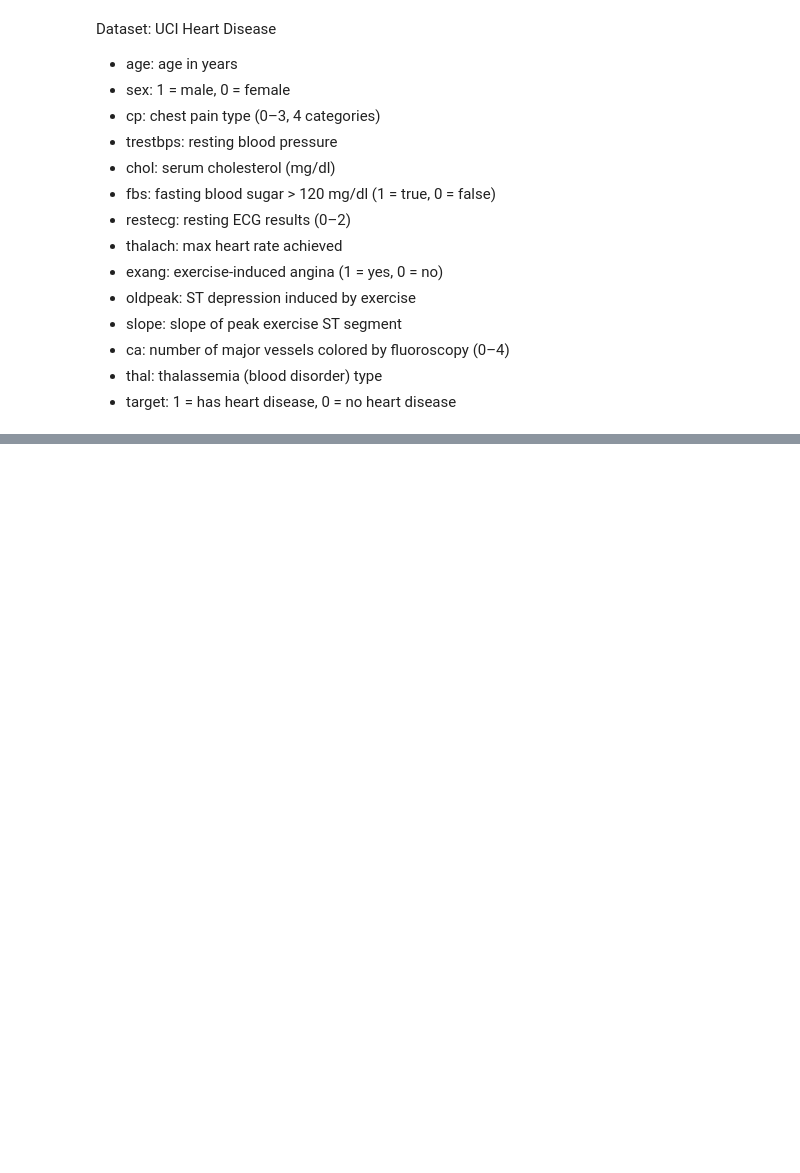
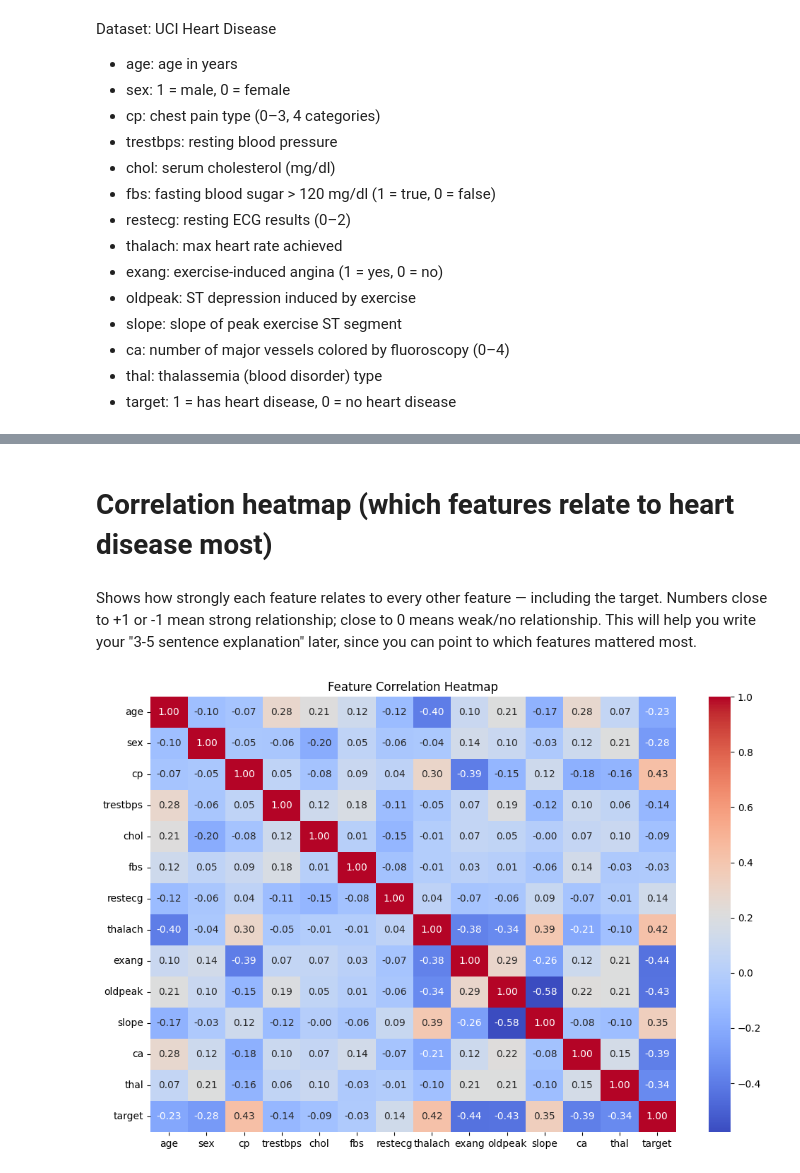
Before and after one commit to ummehabiba-m/-betabytez-aiml-task1-ummeHabiba, a Jupyter notebook: heart_disease_classifier.ipynb, the cells around one changed output, grey strips where cells are left out. Drawn from its saved outputs; the diff is of its cells as text; code cells hidden in the pictures; blank space fills up the shorter version.

```diff
--- a/heart_disease_classifier.ipynb
+++ b/heart_disease_classifier.ipynb
@@ -31,0 +130,11 @@ Dataset: UCI Heart Disease
+# %% [markdown]
+# Correlation heatmap (which features relate to heart disease most)
+# %% [markdown]
+Shows how strongly each feature relates to every other feature — including the target. Numbers close to +1 or -1 mean strong relationship; close to 0 means weak/no relationship. This will help you write your "3-5 sentence explanation" later, since you can point to which features mattered most.
+# %%
+plt.figure(figsize=(12, 8))
+sns.heatmap(df.corr(), annot=True, fmt=".2f", cmap="coolwarm")
+plt.title("Feature Correlation Heatmap")
+plt.show()
+# %% [output]
+[figure, added]
```
Also changed, not shown: parts of 15 cells of this notebook.
